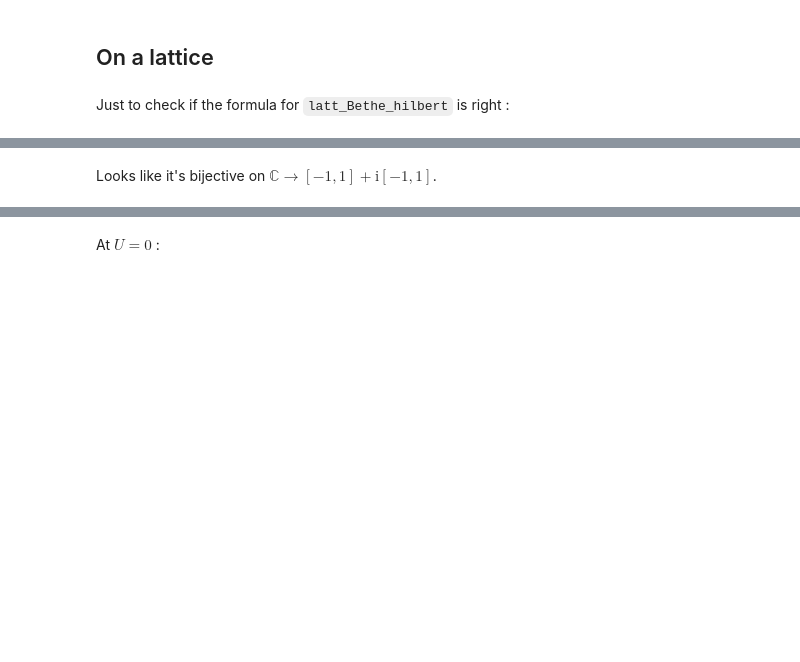
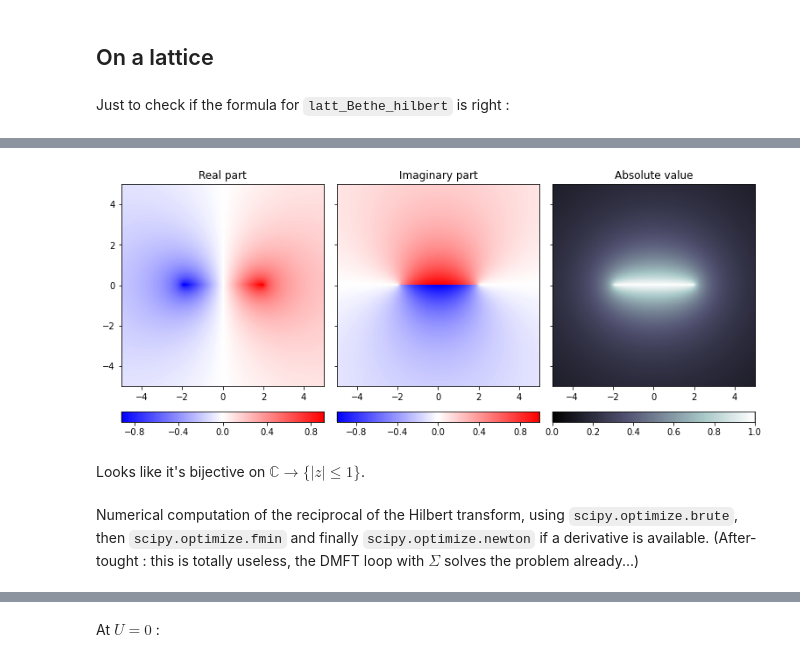
Before and after one commit to romainfd/DMFT-solver, a Jupyter notebook: play-with-green-func.ipynb, the cells around one changed output, grey strips where cells are left out. Saved outputs shown, nothing was run; the diff lists cells and outputs as text; code cells hidden in the pictures; blank space fills up the shorter version.

```diff
--- a/play-with-green-func.ipynb
+++ b/play-with-green-func.ipynb
@@ -248,2 +250,26 @@ plt.legend();
+# %%
+def plot_re_im_abs_complexfunc (func, extent):
+    fig = plt.figure(figsize=(15,5))
+    grid = AxesGrid(fig, 111, nrows_ncols=(1,3), cbar_location="bottom", cbar_mode="each", cbar_pad=0.4, axes_pad=0.2)
+
+    x, y = np.linspace(extent[0],extent[1],200), np.linspace(extent[2],extent[3],200)
+    X,Y = np.meshgrid(x,y)
+
+    im = grid[0].imshow( np.real(func(X+1j*Y)) , extent=extent, cmap='bwr')
+    grid.cbar_axes[0].colorbar(im)
+    grid[0].set_title("Real part")
+
+    im = grid[1].imshow( np.imag(func(X+1j*Y)) , extent=extent, cmap='bwr')
+    grid.cbar_axes[1].colorbar(im)
+    grid[1].set_title("Imaginary part")
+
+    Z = np.abs(func(X+1j*Y))
+    im = grid[2].imshow(Z , extent=extent, cmap='bone', vmin=0, vmax=round(np.max(Z),1))
+    grid.cbar_axes[2].colorbar(im)
+    grid[2].set_title("Absolute value")
+
+plot_re_im_abs_complexfunc(latt_Bethe_hilbert, extent=(-5,+5,-5,+5))
+# %% [output]
+[figure, added]
 # %% [markdown]
-Looks like it's bijective on $\mathbb{C} \to [-1,1]+\mathrm{i} [-1,1]$.
+Looks like it's bijective on $\mathbb{C} \to \{ |z| \leq 1 \}$.
@@ -249,0 +281,2 @@ Looks like it's bijective on $\mathbb{C} \to [-1,1]+\mathrm{i} [-1,1]$.
+# %% [markdown]
+Numerical computation of the reciprocal of the Hilbert transform, using `scipy.optimize.brute`, then `scipy.optimize.fmin` and finally `scipy.optimize.newton` if a derivative is available. (After-tought : this is totally useless, the DMFT loop with $\Sigma$ solves the problem already...)
```
Also changed, not shown: parts of 22 cells of this notebook.
